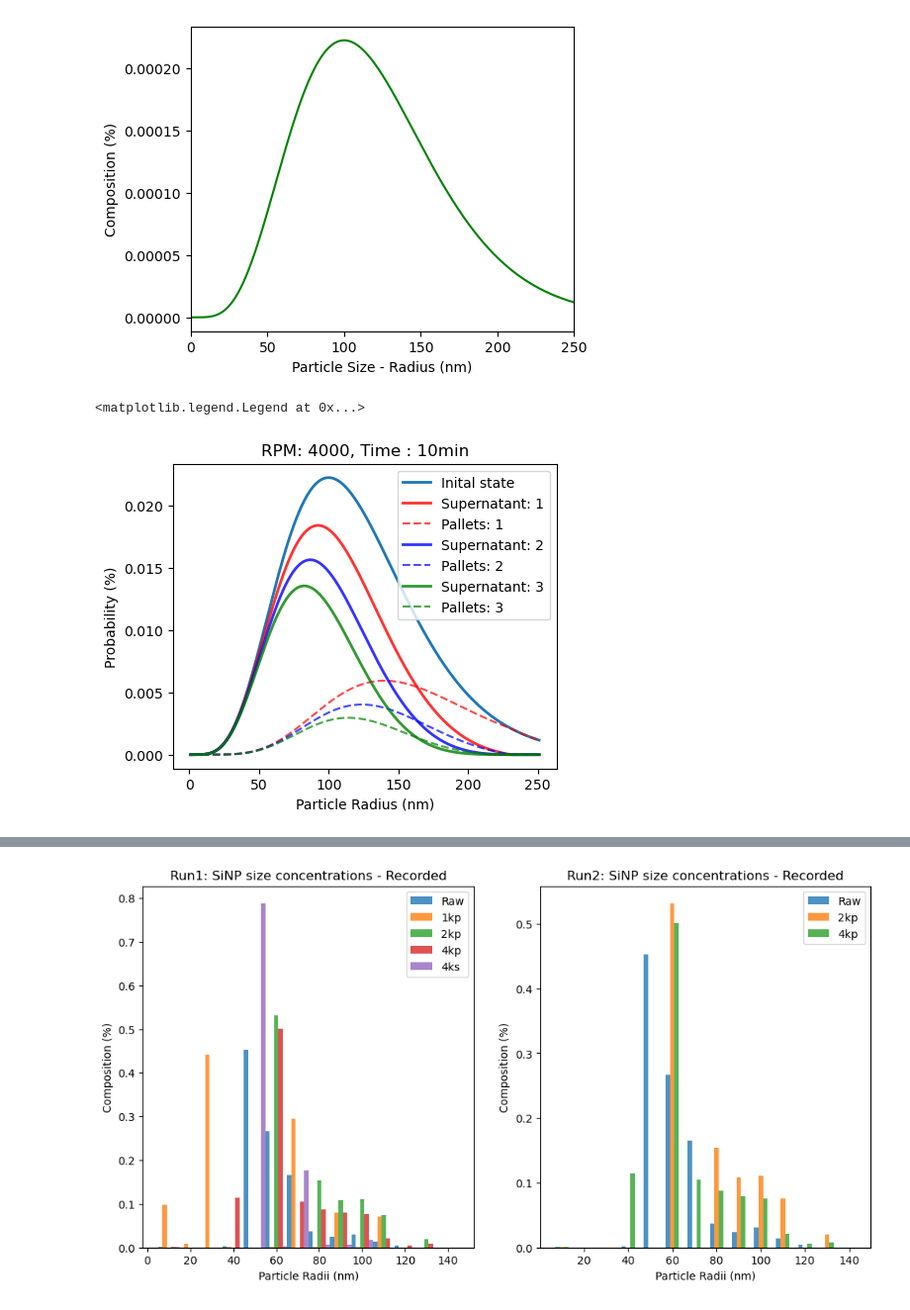
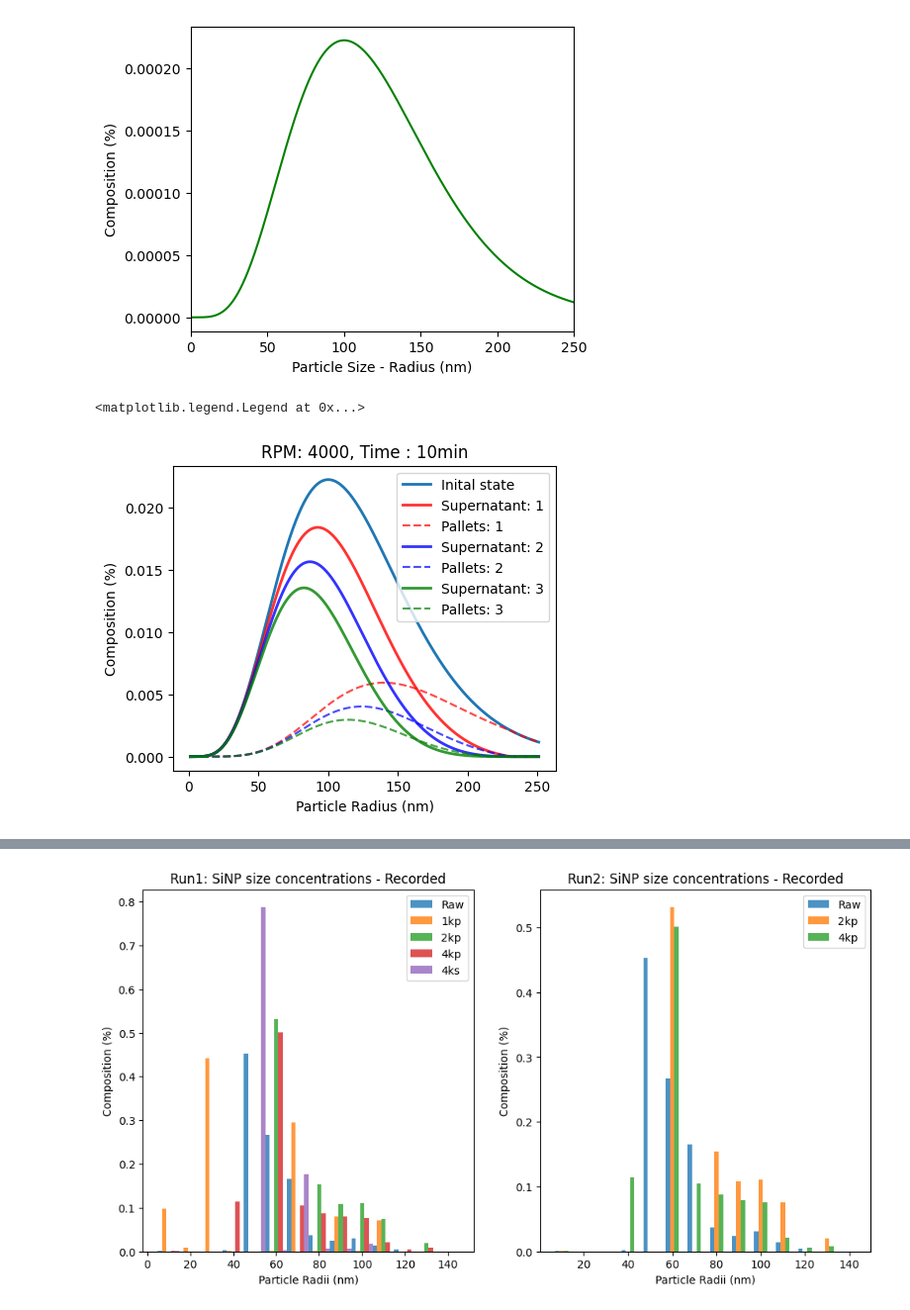
Before and after one commit to williammcmp/Nano-Particle-Playground, a Jupyter notebook: Centrifugation Model.ipynb, the cells around one changed output, grey strips where cells are left out. Shown at 99% size. Drawn from its saved outputs; the diff is of its cells as text; code cells hidden in the pictures.

```diff
--- a/Centrifugation Model.ipynb
+++ b/Centrifugation Model.ipynb
@@ -285,34 +286,34 @@ probability /= np.sum(probability)
 rpm = 4000
 
 prob = probability
-pallets = np.zeros(count)
 times = 10
 
 
 # Define a color cycle for different runs
 colors = ['red', 'blue', 'green']
 
 fig, ax = plt.subplots(figsize=(5,4))
 
 ax.plot(size*1e9, prob * 1e2, label=f"Inital state", linewidth=2)
 
 
 for j in range(runs):
+    pallets = np.zeros(count)
 
     for i in range(count):
         prob[i], pallets[i] = cal_supernate_and_pallets(size[i], prob[i], times,
                                               particle_density, liquid_density, liquid_viscosity,
                                              rpm, arm_length, length)
 
 
     ax.plot(size*1e9, prob * 1e2, label=f"Supernatant: {j +1}", alpha = 0.8, linewidth=2, color=colors[j])
     ax.plot(size*1e9, pallets * 1e2, label=f"Pallets: {j + 1}", alpha=0.7, linestyle='--', color=colors[j])
 
 
 ax.set_xlabel("Particle Radius (nm)")
-ax.set_ylabel("Probability (%)")
+ax.set_ylabel("Composition (%)")
 ax.set_title(f"RPM: {rpm}, Time : {times}min")
 ax.legend()
 # %% [output]
 <matplotlib.legend.Legend at 0x...>
-[figure, old version]
+[figure, new version]
```
Also changed, not shown: parts of 20 cells of this notebook, 1 other file.
